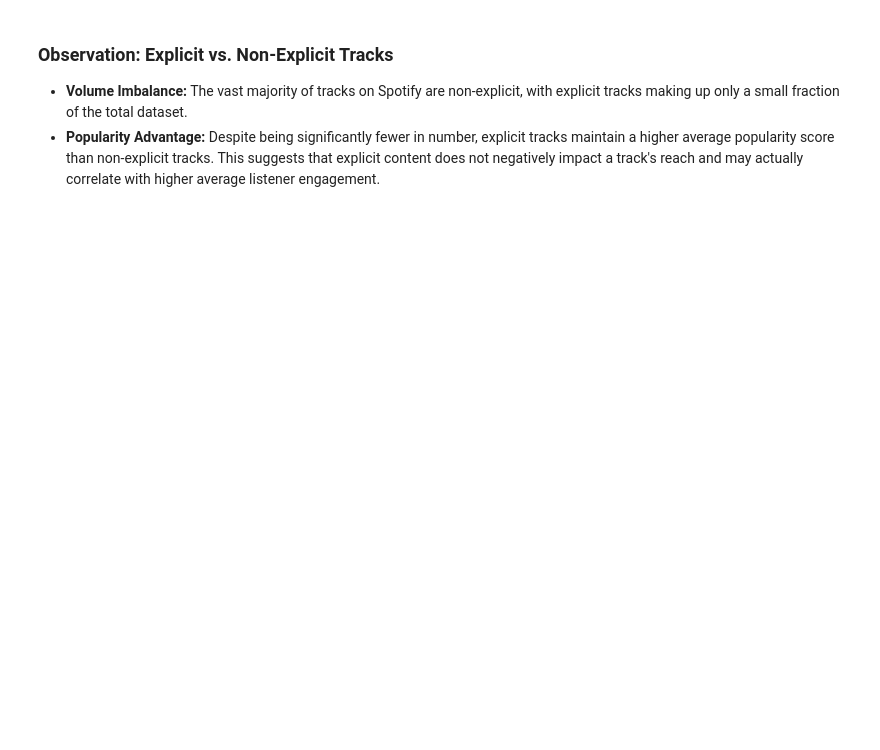
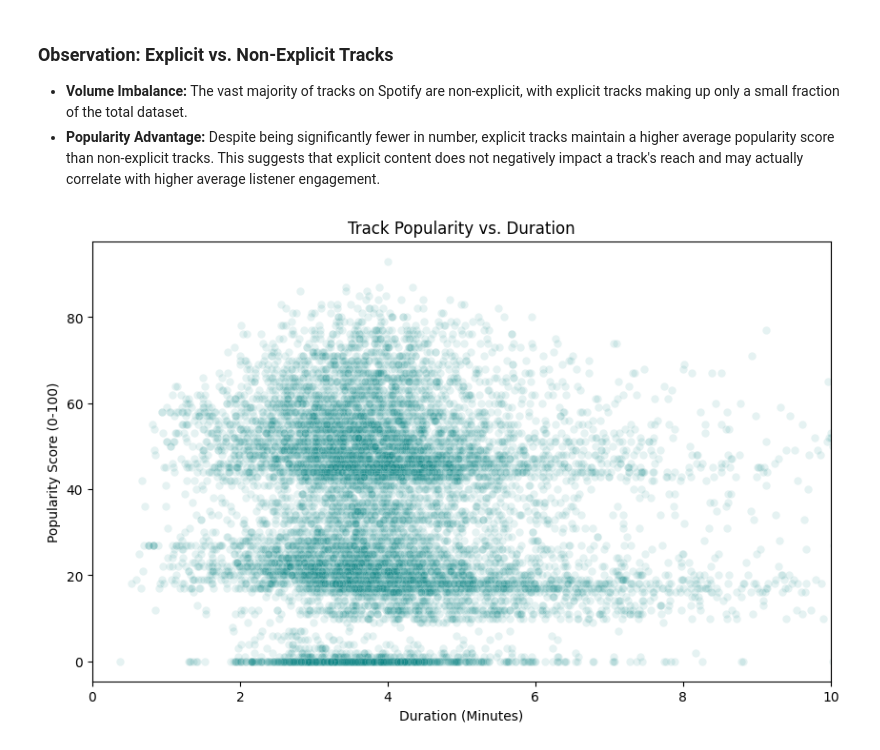
Before and after one commit to RevathiLogs/The-Anatomy-of-a-Hit, a Jupyter notebook: notebooks/02_track_popularity.ipynb, the cells around one changed output. Drawn from its saved outputs; the diff is of its cells as text; code cells hidden in the pictures; blank space fills up the shorter version.

Commit message:
Evaluate correlation between track duration and popularity

```diff
--- a/notebooks/02_track_popularity.ipynb
+++ b/notebooks/02_track_popularity.ipynb
@@ -125,3 +125,21 @@ plt.show()
 
 * **Volume Imbalance:** The vast majority of tracks on Spotify are non-explicit, with explicit tracks making up only a small fraction of the total dataset.
 * **Popularity Advantage:** Despite being significantly fewer in number, explicit tracks maintain a higher average popularity score than non-explicit tracks. This suggests that explicit content does not negatively impact a track's reach and may actually correlate with higher average listener engagement.
+# %%
+#Converting duration from milliseconds to mins to make interpretation easier
+df_clean['duration_min'] = df_clean['duration_ms'] / 60000
+
+plt.figure(figsize=(10, 6))
+
+# Using low alpha (transparency) to handle overplotting with large datasets
+sns.scatterplot(data=df_clean, x='duration_min', y='popularity', alpha=0.1, color='teal')
+
+plt.title('Track Popularity vs. Duration')
+plt.xlabel('Duration (Minutes)')
+plt.ylabel('Popularity Score (0-100)')
+
+# Limiting x axis to 10 mins to focus on the vast majority of standard tracks
+plt.xlim(0, 10)
+plt.show()
+# %% [output]
+[figure, added]
```
Also changed, not shown: parts of 5 cells of this notebook.
